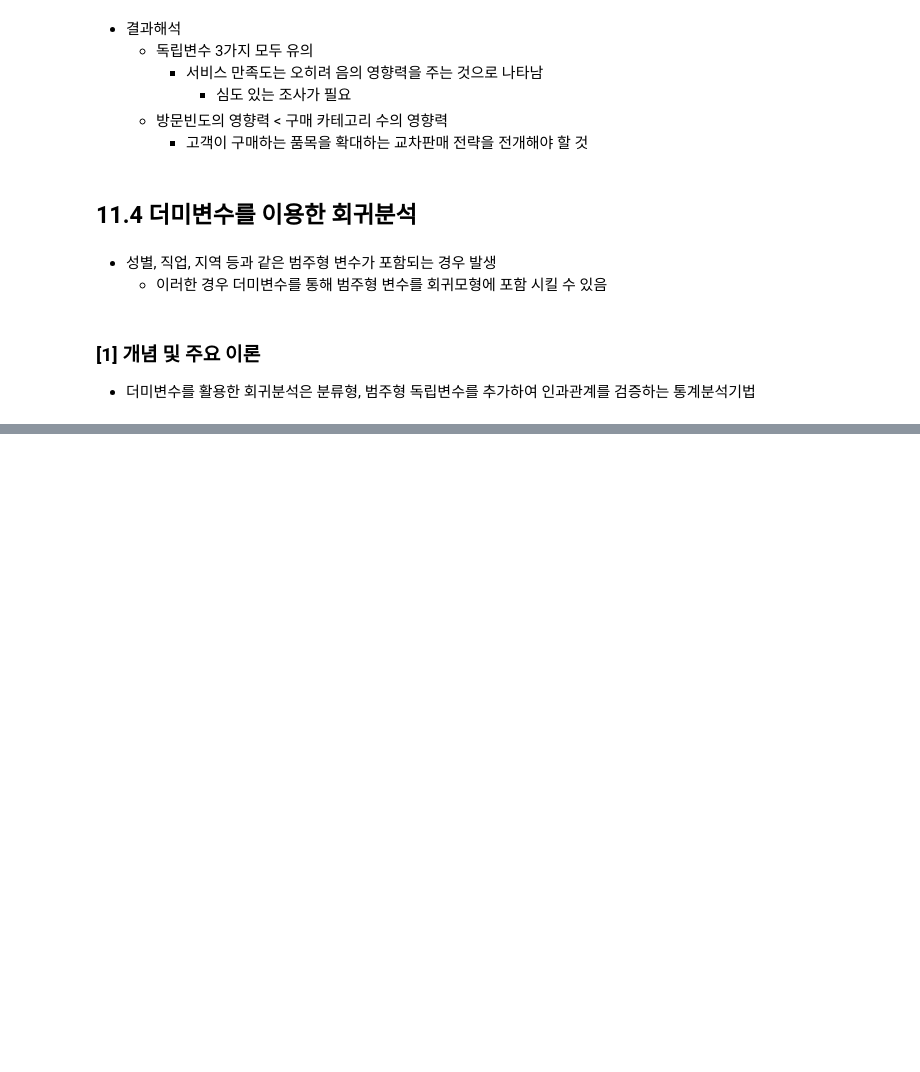
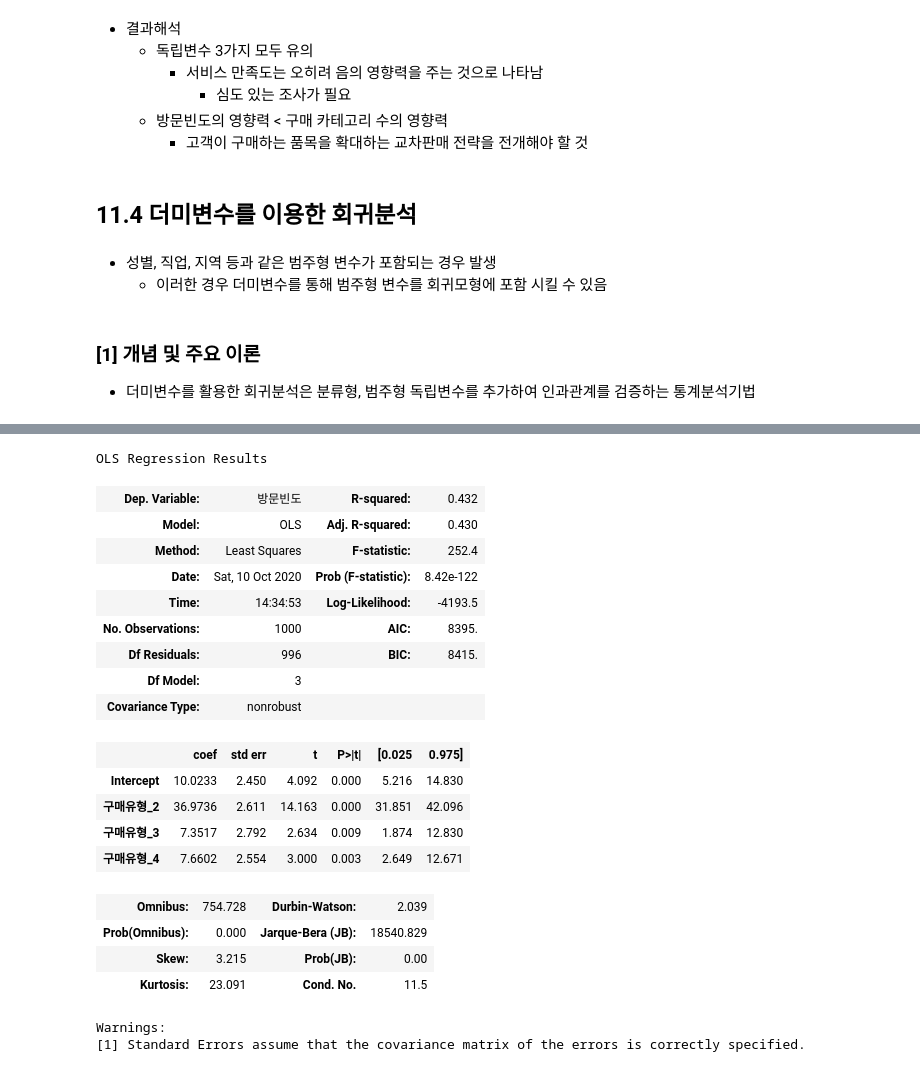
Before and after one commit to OH1107/self_study, a Jupyter notebook: training/chapter11/11장_회귀분석.ipynb, the cells around one changed output, grey strips where cells are left out. Cells and saved outputs as stored; diff of their text form; code cells hidden in the pictures; blank space fills up the shorter version.

```diff
--- a/training/chapter11/11장_회귀분석.ipynb
+++ b/training/chapter11/11장_회귀분석.ipynb
@@ -388,0 +430,5 @@ print(np.round(variance_inflation_factor(X.values, 3),3))   # 구매 카테고
+# %%
+# 2. 더미변수 생성
+df2 = pd.get_dummies(df['구매유형'], prefix='구매유형', drop_first=True)    # get_dummies(data, prefix='더미변수명', drop_first=True/False), drop_first는 첫번째 범주를 기준범주로 사용할 것인지(Ture) 여부를 표현
+df3 = pd.concat([df,df2], axis=1)
+df2.head()
@@ -388,0 +442,26 @@ print(np.round(variance_inflation_factor(X.values, 3),3))   # 구매 카테고
+# %%
+# 3. 더미변수를 이용한 회귀분석
+Model3 = smf.ols(formula = '방문빈도 ~ 구매유형_2 + 구매유형_3 + 구매유형_4', data=df3).fit()
+Model3.summary()
+# %% [output]
+OLS Regression Results
+| Dep. Variable: | 방문빈도 | R-squared: | 0.432 |
+| Model: | OLS | Adj. R-squared: | 0.430 |
+| Method: | Least Squares | F-statistic: | 252.4 |
+| Date: | Sat, 10 Oct 2020 | Prob (F-statistic): | 8.42e-122 |
+| Time: | 14:34:53 | Log-Likelihood: | -4193.5 |
+| No. Observations: | 1000 | AIC: | 8395. |
+| Df Residuals: | 996 | BIC: | 8415. |
+| Df Model: | 3 |  |  |
+| Covariance Type: | nonrobust |  |  |
+|  | coef | std err | t | P>|t| | [0.025 | 0.975] |
+| Intercept | 10.0233 | 2.450 | 4.092 | 0.000 | 5.216 | 14.830 |
+| 구매유형_2 | 36.9736 | 2.611 | 14.163 | 0.000 | 31.851 | 42.096 |
+| 구매유형_3 | 7.3517 | 2.792 | 2.634 | 0.009 | 1.874 | 12.830 |
+| 구매유형_4 | 7.6602 | 2.554 | 3.000 | 0.003 | 2.649 | 12.671 |
+| Omnibus: | 754.728 | Durbin-Watson: | 2.039 |
+| Prob(Omnibus): | 0.000 | Jarque-Bera (JB): | 18540.829 |
+| Skew: | 3.215 | Prob(JB): | 0.00 |
+| Kurtosis: | 23.091 | Cond. No. | 11.5 |
+Warnings:
+[1] Standard Errors assume that the covariance matrix of the errors is correctly specified.
```
Also changed, not shown: parts of 9 cells of this notebook.
